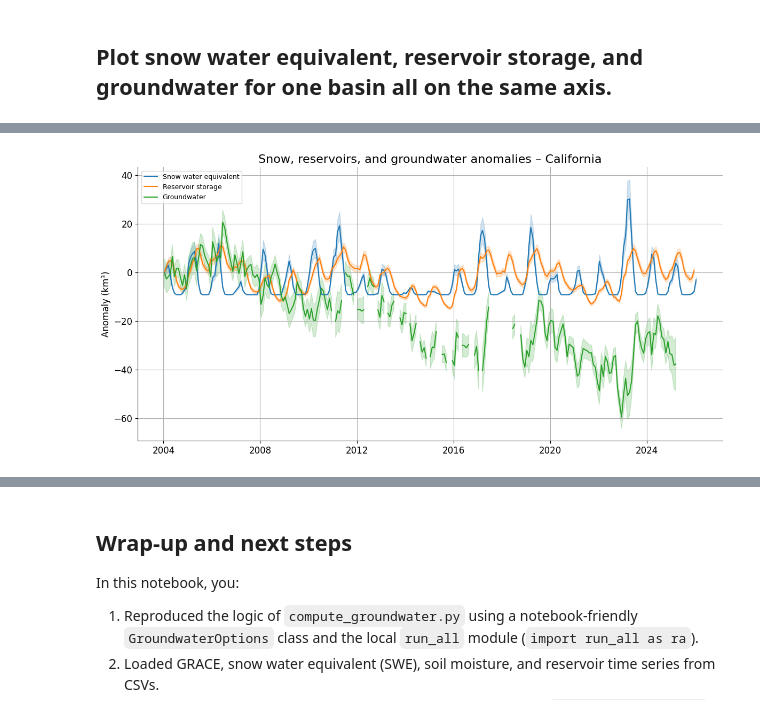
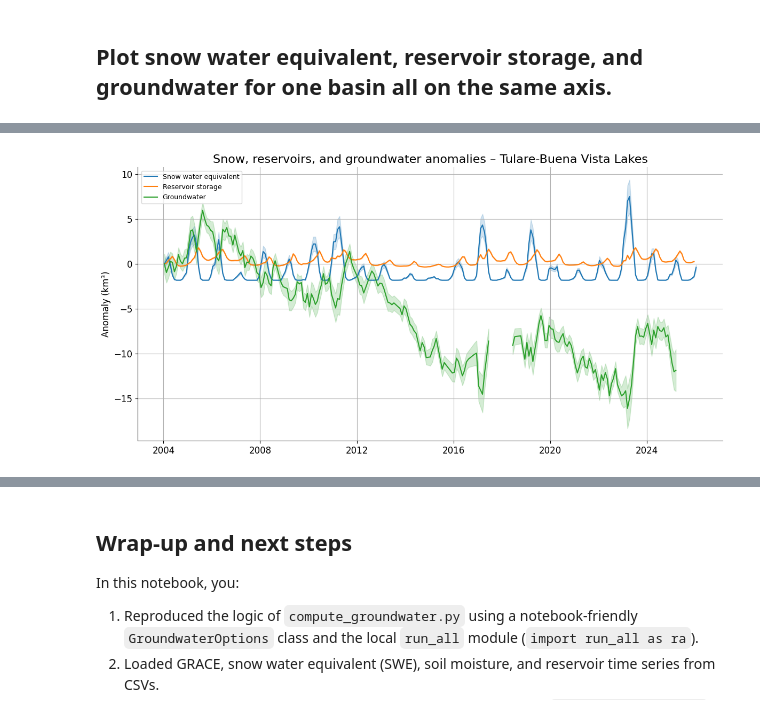
Before and after one commit to NASA-GRACE/GRACE-California-Groundwater, a Jupyter notebook: compute_groundwater_notebook.ipynb, the cells around one changed output, grey strips where cells are left out. Drawn from its saved outputs; the diff is of its cells as text; code cells hidden in the pictures.

```diff
--- a/compute_groundwater_notebook.ipynb
+++ b/compute_groundwater_notebook.ipynb
@@ -125,7 +125,7 @@ attaching it to `options.args`.
 # %%
 # ---- User-configurable parameters for the notebook ----
 # Basin options: "California", "Sacramento", "San Joaquin", "Tulare-Buena Vista Lakes"
-chosen_basin = "California"   # <- change this to a different basin if you like
+chosen_basin = "Tulare-Buena Vista Lakes"   # <- change this to a different basin if you like
 debug_mode   = False          # True for very chatty logging
 full_mode    = False          # analogous to --full in run_all.py (not used heavily here)
 
@@ -1427,8 +1498,17 @@ logging.info("Done.")
 # %% [markdown]
 ## Plot snow water equivalent, reservoir storage, and groundwater for one basin all on the same axis.
 # %%
+# Set split_gaps to None in order to plot a single unbroken line that interpolates over missing data.
+# Set split_gaps to (e.g.) 2.0 to break lines at gaps ≥ 2 years
+split_gaps = 0.5
+
+gap_threshold = None
+if split_gaps is not None:
+    gap_threshold = pd.Timedelta(days=365.25 * float(split_gaps))
+
 # --- User choice of ['California', 'Sacramento', 'San Joaquin', 'Tulare-Buena Vista Lakes'] ---
-chosen_basin = "California"  # <-- change this (must match one of the above options.valid_basins)
+# UNCOMMENT THIS LINE IF YOU WANT TO OVERRIDE THE chosen_basin THAT IS SPECIFIED ABOVE!
+# chosen_basin = "Sacramento"  # <-- change this (must match one of the above options.valid_basins)
 
 # --- Validate basin selection ---
 if chosen_basin not in options.valid_basins:
@@ -1471,7 +1551,7 @@ else:
             )
             df_plot["value"] = df_plot["value"] - base_val
 
-        plot_with_uncertainty_generic(
+        plot_with_uncertainty_generic_split_gaps(
             ax,
             df_plot,
             label=pretty,
@@ -1485,6 +1565,9 @@ else:
     ax.legend(loc="upper left", fontsize=9)
     plt.tight_layout()
     plt.show()
+    fig.savefig(f"Snow, reservoirs, and groundwater anomalies – {chosen_basin}", dpi=300,
+                bbox_inches="tight", facecolor=fig.get_facecolor())
+
 
 logging.info("Done.")
 # %% [output]
@@ -1497 +1580 @@ logging.info("Done.")
-[figure, old version]
+[figure, new version]
```
Also changed, not shown: parts of 12 cells of this notebook, 2 other files.
